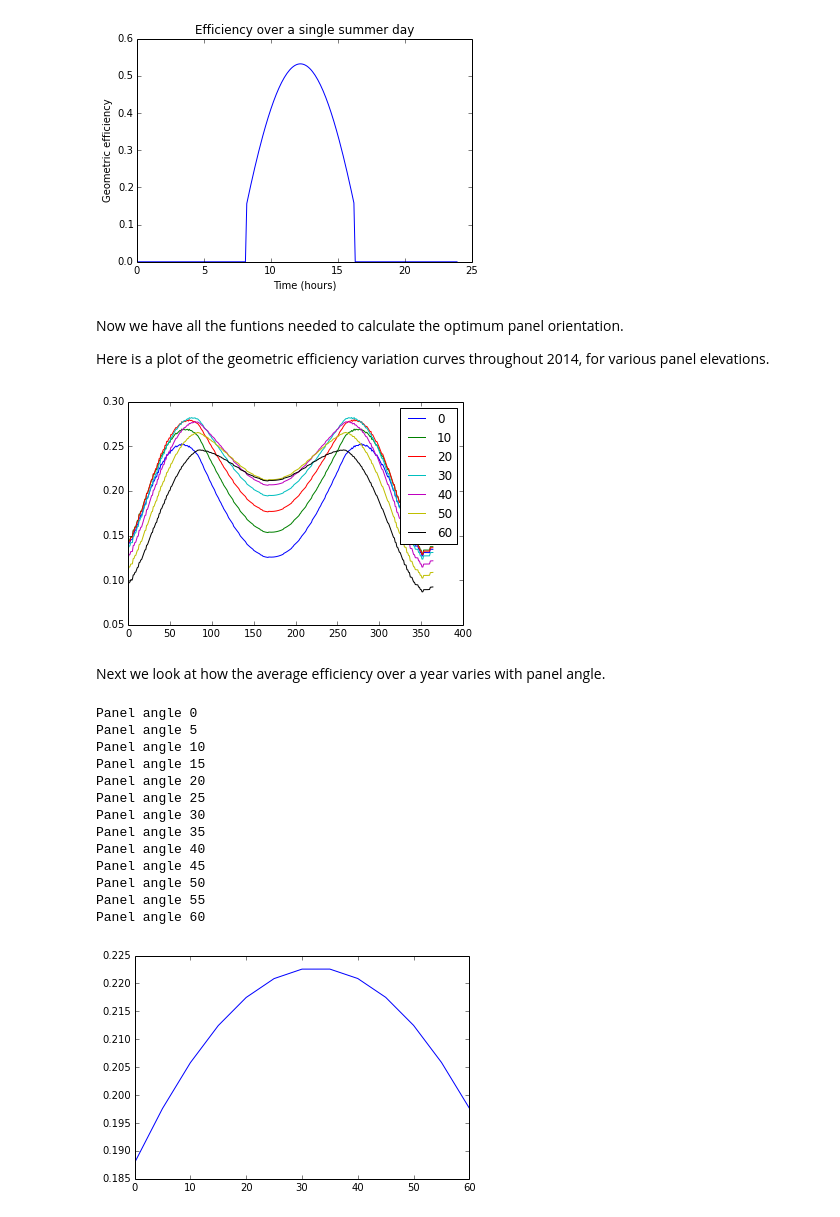
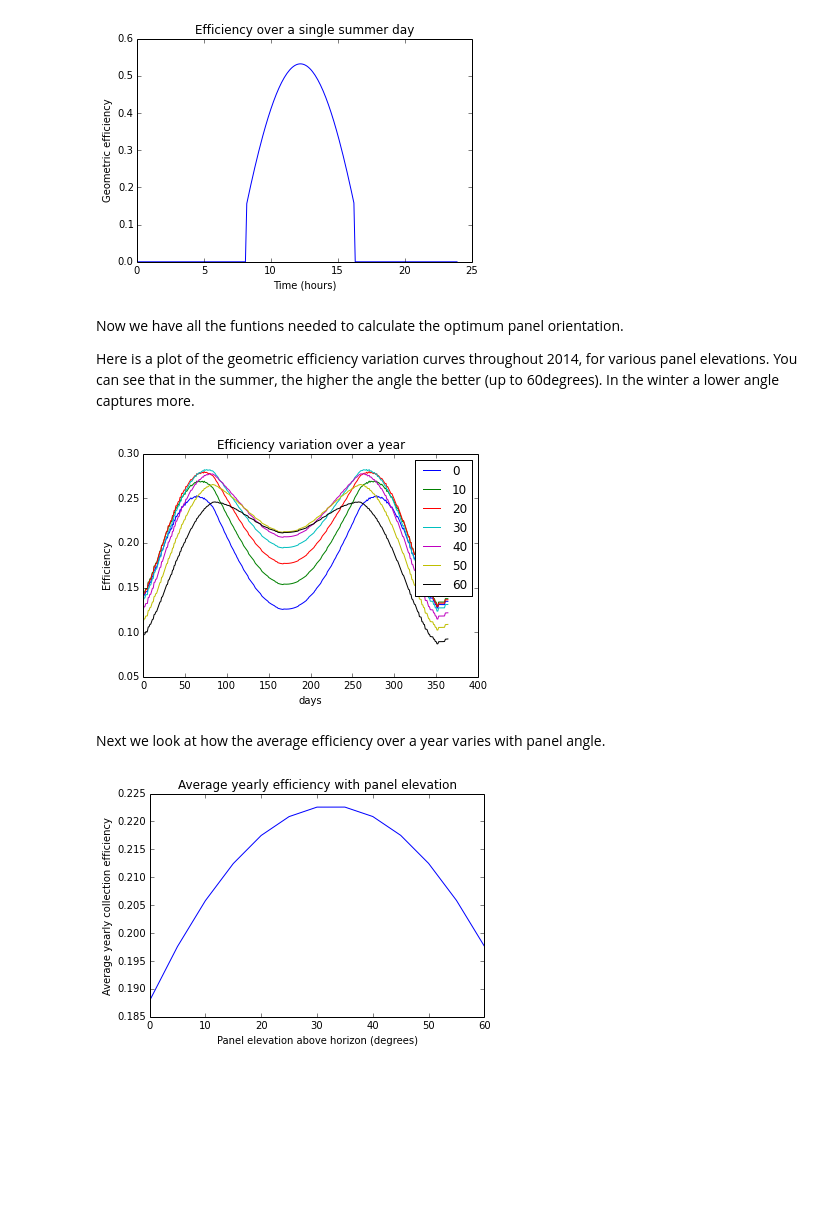
Before and after one commit to mooneyj/SolarEfficiency, a Jupyter notebook: Solar Energy Calculations.ipynb, the cells around one changed output. Saved outputs shown, nothing was run; the diff lists cells and outputs as text; code cells hidden in the pictures; blank space fills up the shorter version.

```diff
--- a/Solar Energy Calculations.ipynb
+++ b/Solar Energy Calculations.ipynb
@@ -99,17 +99,22 @@ plt.ylabel("Geometric efficiency")
 Now we have all the funtions needed to calculate the optimum panel orientation.
 
 Here is a plot of the geometric efficiency variation curves throughout 2014, for various panel elevations.
+You can see that in the summer, the higher the angle the better (up to 60degrees).
+In the winter a lower angle captures more.
 # %%
 yearEff=np.zeros(365)
 angles=[0,10,20,30,40,50,60]
 for angle in angles:
-    print "Panel angle %d" % angle
+    #print "Panel angle %d" % angle
     panelNormal=[math.radians(angle),math.radians(180)]
     plt.plot(yearlyEff(yearEff,panelNormal),label=angle)
+plt.title("Efficiency variation over a year")
+plt.xlabel("days")
+plt.ylabel("Efficiency")
 plt.legend()
 plt.show()
 # %% [output]
-[figure, old version]
+[figure, new version]
 # %% [markdown]
 Next we look at how the average efficiency over a year varies with panel angle.
 # %%
@@ -119,26 +124,16 @@ angularEff=np.zeros(13)
 i=0
 for angle in angles:
     yearEff=np.zeros(365)
-    print "Panel angle %d" % angle
+    #print "Panel angle %d" % angle
     panelNormal=[math.radians(angle),math.radians(180)]
     yearEff=yearlyEff(yearEff,panelNormal)
     angularEff[i]=sum(yearEff)/len(yearEff)
     i+=1
+plt.title("Average yearly efficiency with panel elevation")
+plt.xlabel("Panel elevation above horizon (degrees)")
+plt.ylabel("Average yearly collection efficiency")
 plt.plot(angles, angularEff)
 plt.show()
 # %% [output]
-Panel angle 0
-Panel angle 5
-Panel angle 10
-Panel angle 15
-Panel angle 20
-Panel angle 25
-Panel angle 30
-Panel angle 35
-Panel angle 40
-Panel angle 45
-Panel angle 50
-Panel angle 55
-Panel angle 60
-[figure, old version]
+[figure, new version]
 # %% [markdown]
```
Also changed, not shown: parts of 1 cell of this notebook.
